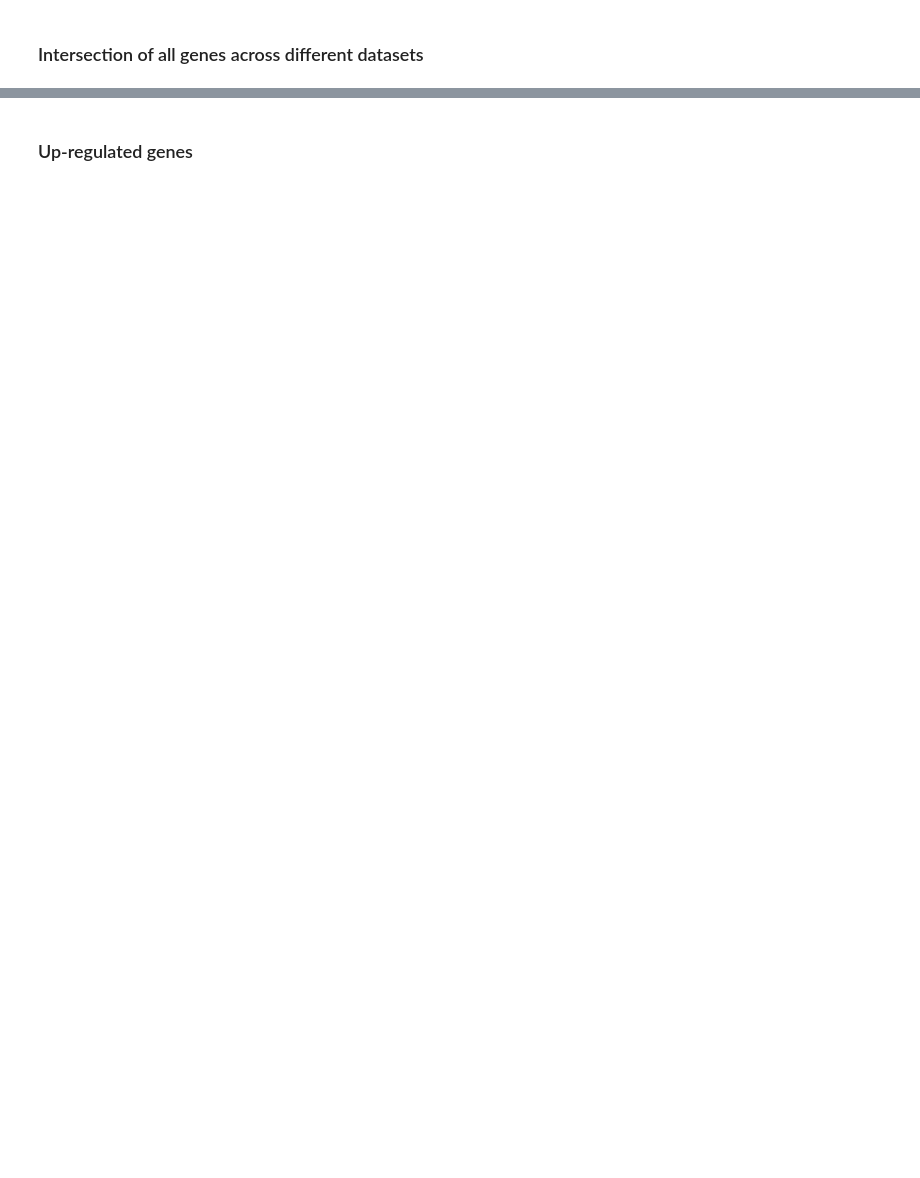
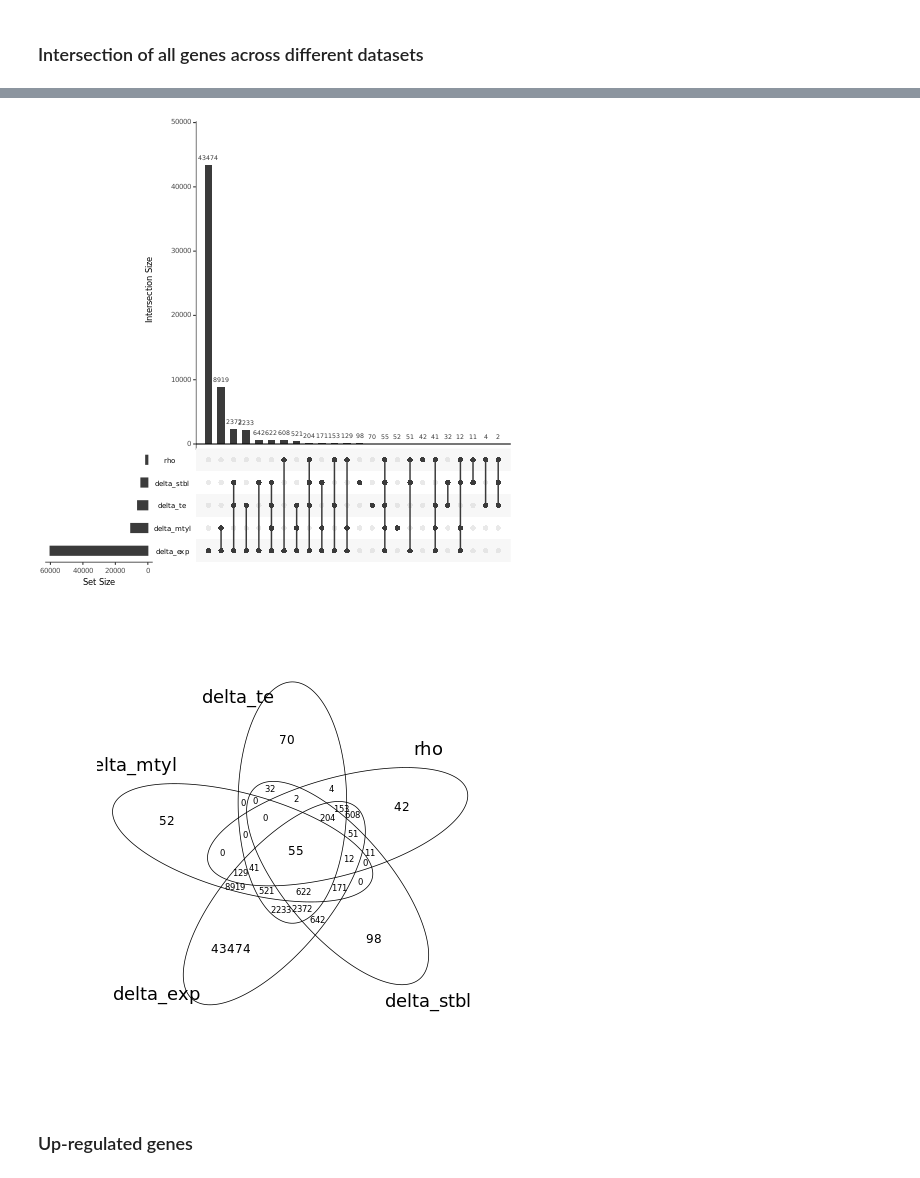
Before and after one commit to goodarzilab/Abe, a Jupyter notebook: Gilbertlab/Decitabine_treatment/combined_analysis-intersectional-genes.ipynb, the cells around one changed output, grey strips where cells are left out. Drawn from its saved outputs; the diff is of its cells as text; code cells hidden in the pictures; blank space fills up the shorter version.

Commit message:
Update venn diagram and add final table
use venn function from gplots

```diff
--- a/Gilbertlab/Decitabine_treatment/combined_analysis-intersectional-genes.ipynb
+++ b/Gilbertlab/Decitabine_treatment/combined_analysis-intersectional-genes.ipynb
@@ -423,12 +348,8 @@ def iter_venn(datasets, names):
 # %% [markdown]
 ### Intersection of all genes across different datasets
 # %%
-datasets= [
-    list(set(Data['hl60']['delta_mtyl'].gene_name.tolist())),
-    list(set(Data['hl60']['delta_te'].gene_name.tolist())),
-    list(set(Data['hl60']['rho'].gene_name.tolist())),
-    list(set(stbl_df.gene_name.tolist())),
-    list(set(exp_df.gene_name.tolist()))
-]
-
-names = ['delta_mtyl', 'delta_te','rho score', 'delta_stbl','delta_exp']
+M = list(set(Data['hl60']['delta_mtyl'].gene_name.tolist()))
+T = list(set(Data['hl60']['delta_te'].gene_name.tolist()))
+R = list(set(Data['hl60']['rho'].gene_name.tolist()))
+S = list(set(stbl_df.gene_name.tolist()))
+E = list(set(exp_df.gene_name.tolist()))
@@ -448,2 +356,18 @@ iter_venn(datasets, names)
+# %%
+%%R -i M,T,R,S,E -o A
+
+Vecs <- list(
+
+    delta_mtyl = unlist(M),
+    delta_te = unlist(T),
+    rho = unlist(R),
+    delta_stbl = unlist(S),
+    delta_exp = unlist(E)
+)
+
+A = intersect_plot(Vecs)
+# %% [output]
+[figure, added]
+[figure, added]
 # %% [markdown]
 ### Up-regulated genes
```
Also changed, not shown: parts of 39 cells of this notebook.
